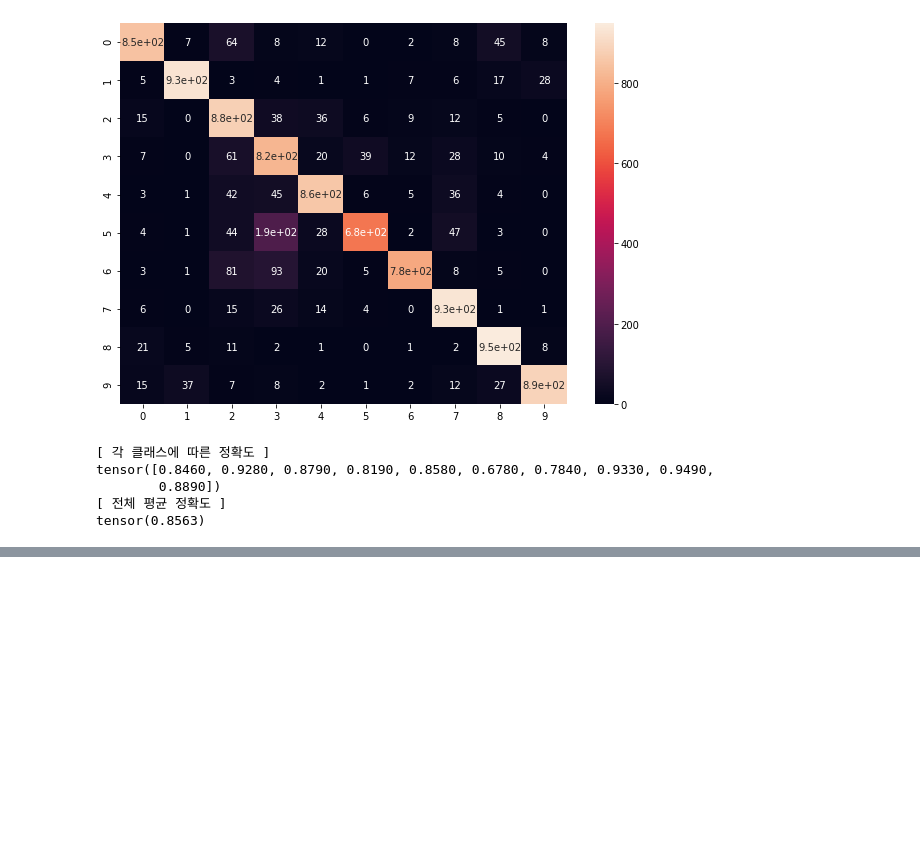
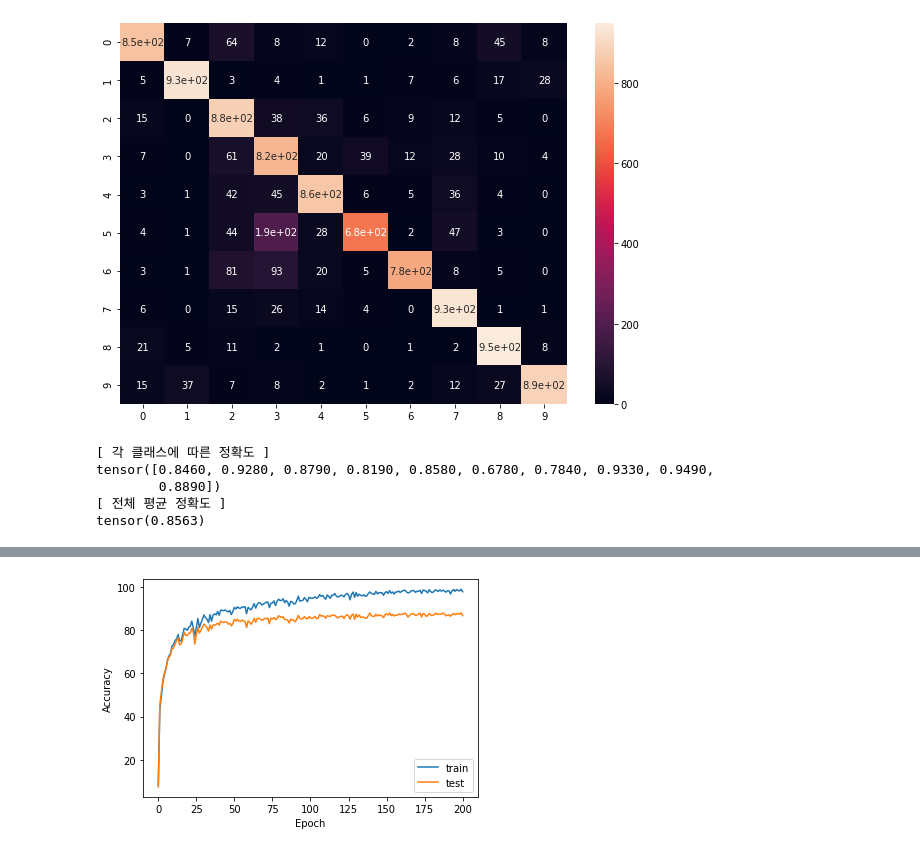
Before and after one commit to ndb796/PyTorch-CNN, a Jupyter notebook: PyTorch_CNN_ResNet_CIFAR10_Dataset.ipynb, the cells around one changed output, grey strips where cells are left out. Cells and saved outputs as stored; diff of their text form; code cells hidden in the pictures; blank space fills up the shorter version.

```diff
--- a/PyTorch_CNN_ResNet_CIFAR10_Dataset.ipynb
+++ b/PyTorch_CNN_ResNet_CIFAR10_Dataset.ipynb
@@ -378,0 +443,10 @@ tensor(0.8563)
+# %%
+# 정확도(accuracy) 커브 시각화
+plt.plot([i for i in range(epoch + 1)], [i[0] for i in train_result])
+plt.plot([i for i in range(epoch + 1)], [i[0] for i in test_result])
+plt.xlabel("Epoch")
+plt.ylabel("Accuracy")
+plt.legend(["train", "test"])
+plt.show()
+# %% [output]
+[figure, added]
```
Also changed, not shown: parts of 6 cells of this notebook.
